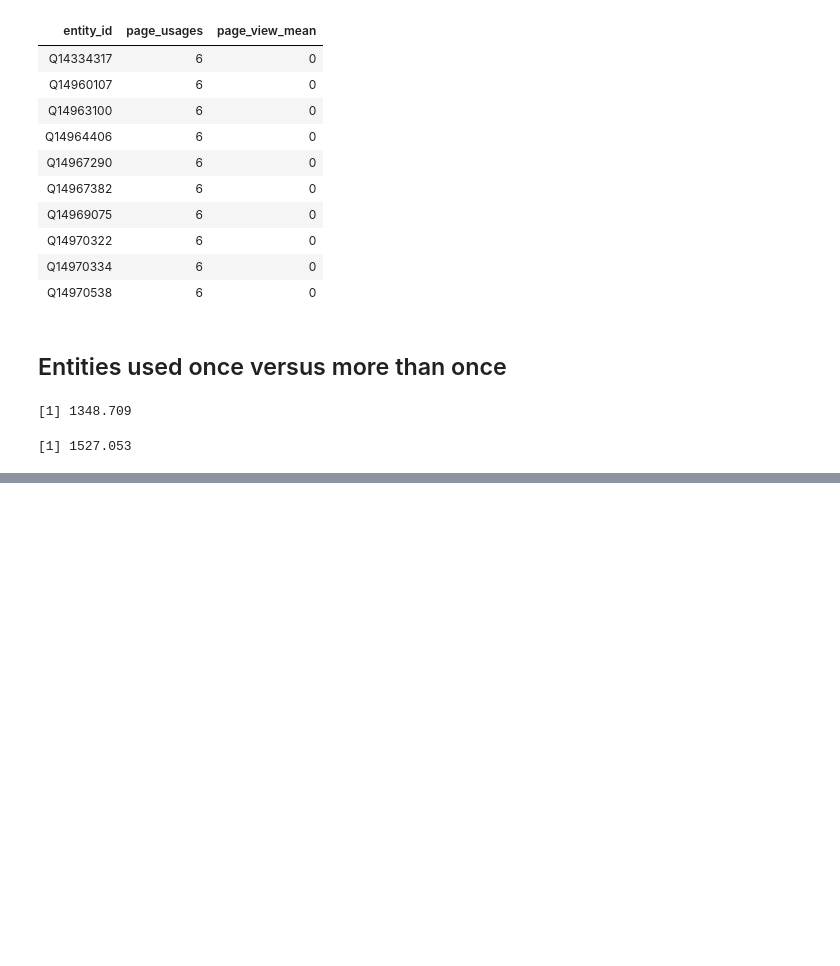
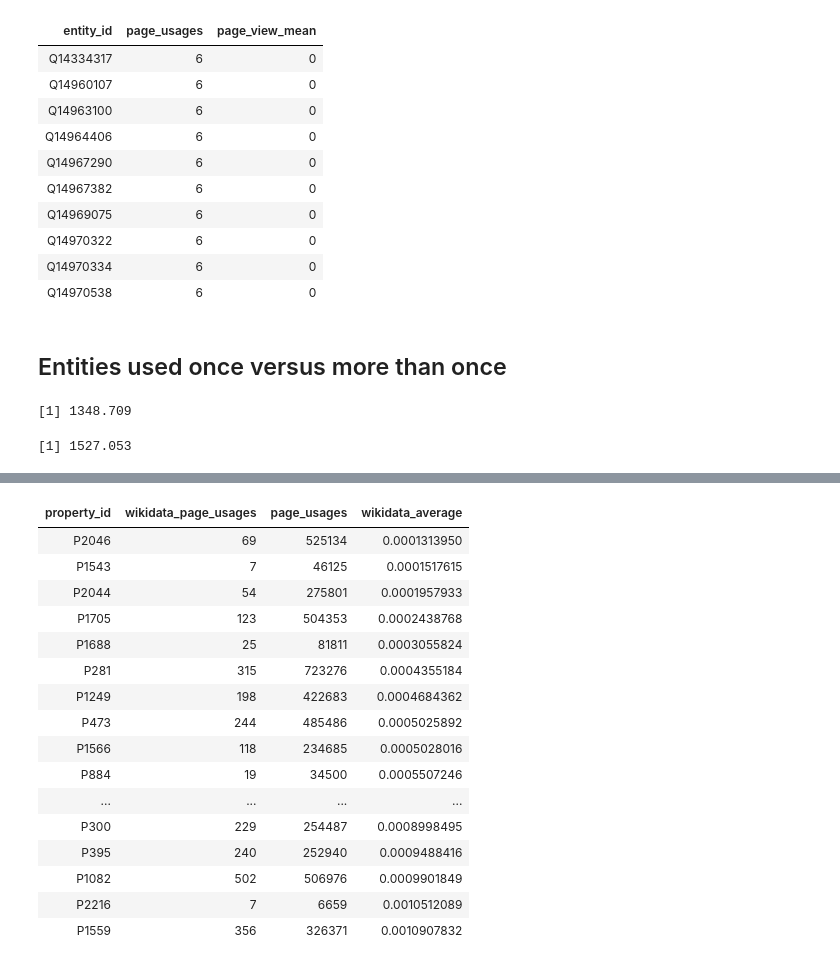
Before and after one commit to hall1467/wikidata_usage_tracking, a Jupyter notebook: jupyter_notebooks/entity_project_page_views.ipynb, the cells around one changed output, grey strips where cells are left out. Saved outputs shown, nothing was run; the diff lists cells and outputs as text; code cells hidden in the pictures; blank space fills up the shorter version.

```diff
--- a/jupyter_notebooks/entity_project_page_views.ipynb
+++ b/jupyter_notebooks/entity_project_page_views.ipynb
@@ -225,0 +279,22 @@ mean(used_more_than_once$page_view_mean)
+# %%
+page_frequency_by_property_merged_sorted_by_wikidata_average <- dplyr::arrange(page_frequency_by_property_merged, wikidata_average)
+# %%
+head(page_frequency_by_property_merged_sorted_by_wikidata_average, n=25)
+# %% [output]
+| property_id | wikidata_page_usages | page_usages | wikidata_average |
+| P2046 | 69 | 525134 | 0.0001313950 |
+| P1543 | 7 | 46125 | 0.0001517615 |
+| P2044 | 54 | 275801 | 0.0001957933 |
+| P1705 | 123 | 504353 | 0.0002438768 |
+| P1688 | 25 | 81811 | 0.0003055824 |
+| P281 | 315 | 723276 | 0.0004355184 |
+| P1249 | 198 | 422683 | 0.0004684362 |
+| P473 | 244 | 485486 | 0.0005025892 |
+| P1566 | 118 | 234685 | 0.0005028016 |
+| P884 | 19 | 34500 | 0.0005507246 |
+| ... | ... | ... | ... |
+| P300 | 229 | 254487 | 0.0008998495 |
+| P395 | 240 | 252940 | 0.0009488416 |
+| P1082 | 502 | 506976 | 0.0009901849 |
+| P2216 | 7 | 6659 | 0.0010512089 |
+| P1559 | 356 | 326371 | 0.0010907832 |
```
Also changed, not shown: parts of 16 cells of this notebook.
